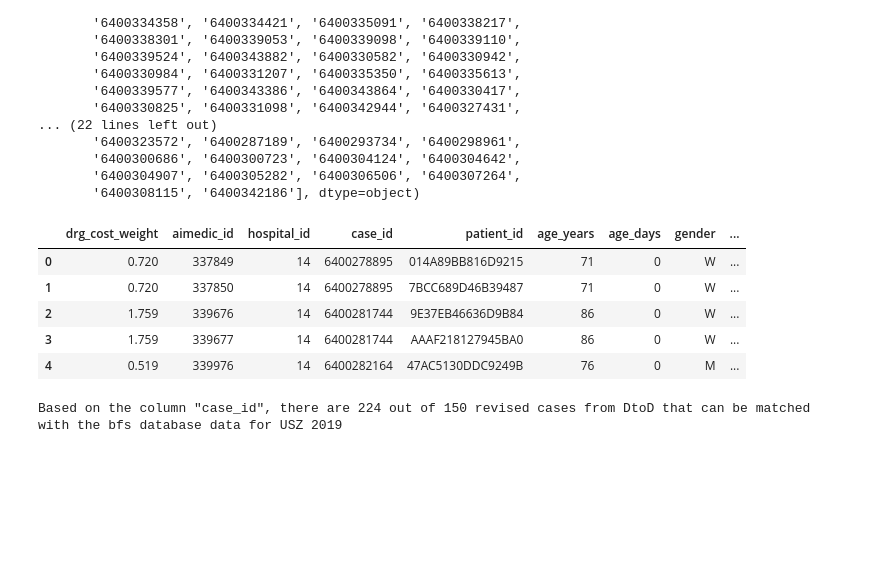
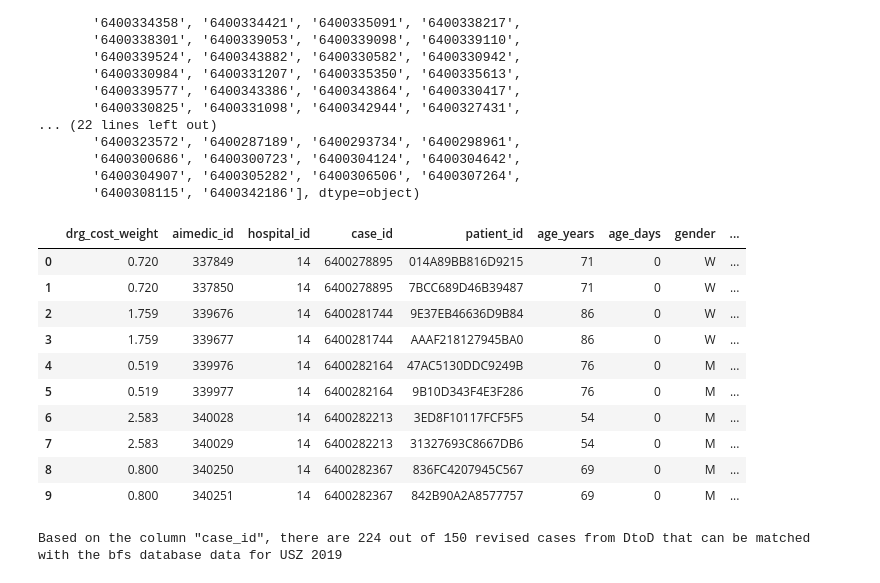
Before and after one commit to anschauf/code-scout-python, a Jupyter notebook: src/revised_case_normalization/USZ 2019_normalization.ipynb, the cells around one changed output. Cells and saved outputs as stored; diff of their text form; code cells hidden in the pictures; blank space fills up the shorter version.

```diff
--- a/src/revised_case_normalization/USZ 2019_normalization.ipynb
+++ b/src/revised_case_normalization/USZ 2019_normalization.ipynb
@@ -134,14 +136,19 @@ df_revised_case_d2d['case_id'] = revised_case_id_pad0
 # %%
 # match to the database
 revised_case_db = bfs_db.get_bfs_cases_by_ids(revised_case_id_pad0)
-revised_case_db.head()
+revised_case_db.head(10)
 # %% [output]
 |  | drg_cost_weight | aimedic_id | hospital_id | case_id | patient_id | age_years | age_days | gender | ... |
 | 0 | 0.720 | 337849 | 14 | 6400278895 | 014A89BB816D9215 | 71 | 0 | W | ... |
 | 1 | 0.720 | 337850 | 14 | 6400278895 | 7BCC689D46B39487 | 71 | 0 | W | ... |
 | 2 | 1.759 | 339676 | 14 | 6400281744 | 9E37EB46636D9B84 | 86 | 0 | W | ... |
 | 3 | 1.759 | 339677 | 14 | 6400281744 | AAAF218127945BA0 | 86 | 0 | W | ... |
 | 4 | 0.519 | 339976 | 14 | 6400282164 | 47AC5130DDC9249B | 76 | 0 | M | ... |
+| 5 | 0.519 | 339977 | 14 | 6400282164 | 9B10D343F4E3F286 | 76 | 0 | M | ... |
+| 6 | 2.583 | 340028 | 14 | 6400282213 | 3ED8F10117FCF5F5 | 54 | 0 | M | ... |
+| 7 | 2.583 | 340029 | 14 | 6400282213 | 31327693C8667DB6 | 54 | 0 | M | ... |
+| 8 | 0.800 | 340250 | 14 | 6400282367 | 836FC4207945C567 | 69 | 0 | M | ... |
+| 9 | 0.800 | 340251 | 14 | 6400282367 | 842B90A2A8577757 | 69 | 0 | M | ... |
 # %%
 # same the number of matched case to a string for later report
 
```
Also changed, not shown: parts of 11 cells of this notebook, 7 other files.
